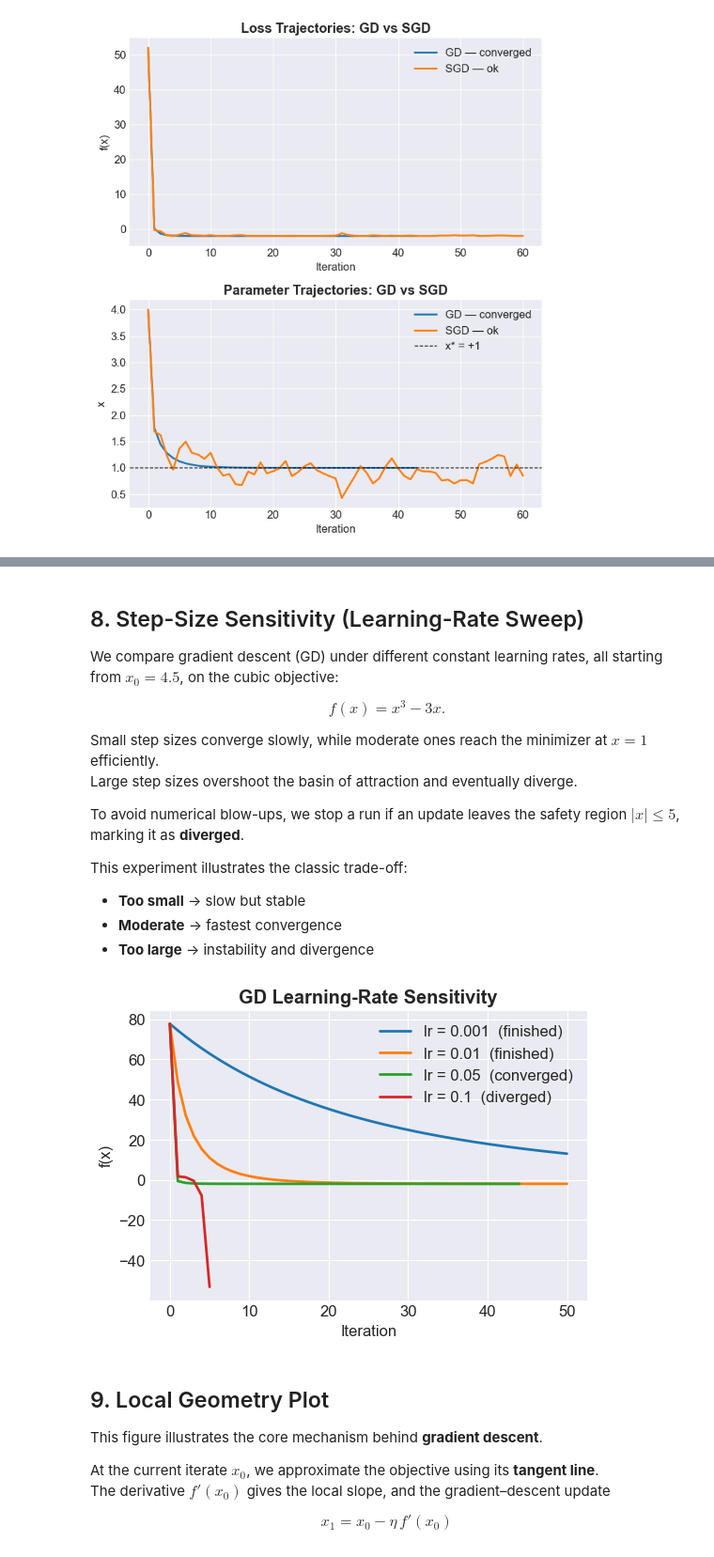
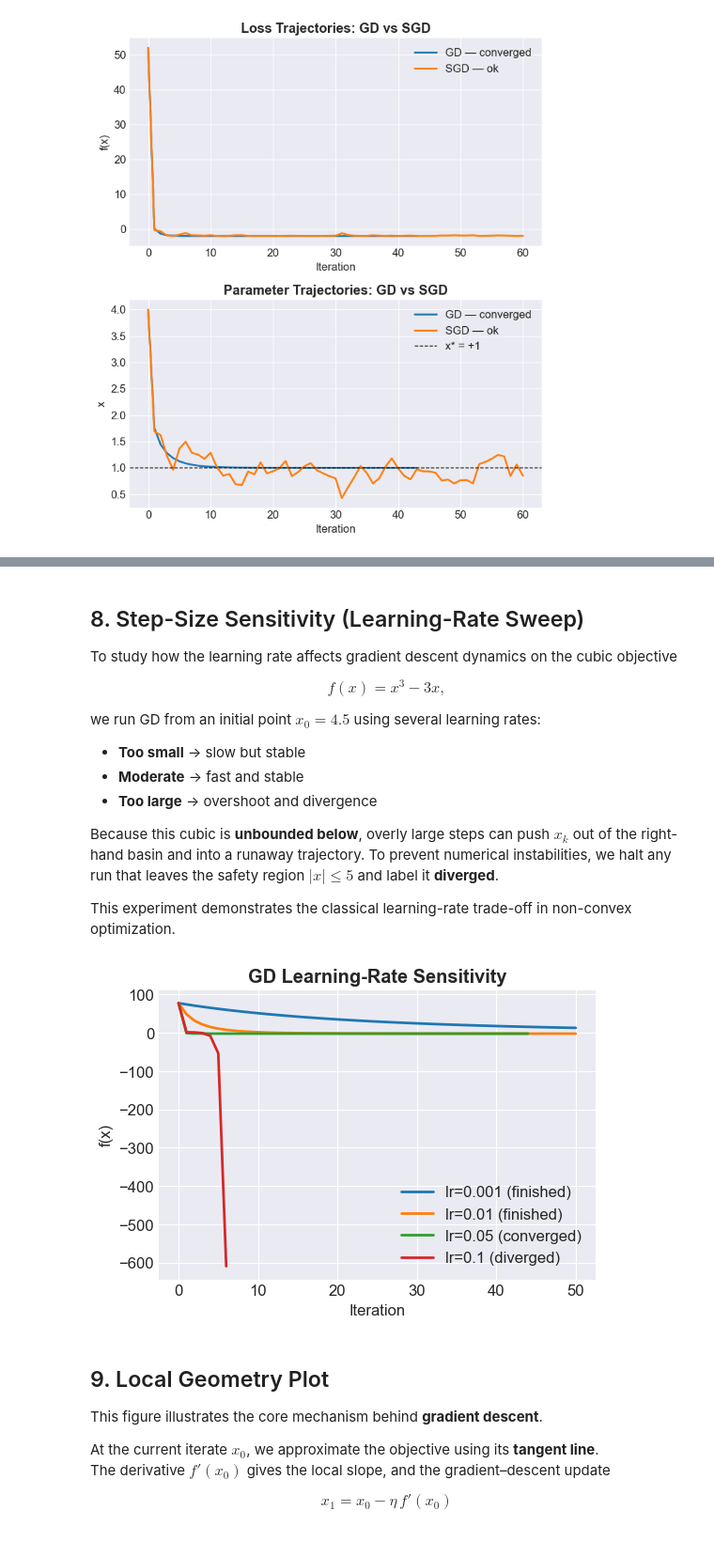
Before and after one commit to FranQuant/the_ai_engineer_capstones, a Jupyter notebook: week01_gd_optimization/gd_capstone_final.ipynb, the cells around one changed output, grey strips where cells are left out. Shown at 94% size. Cells and saved outputs as stored; diff of their text form; code cells hidden in the pictures.

```diff
--- a/week01_gd_optimization/gd_capstone_final.ipynb
+++ b/week01_gd_optimization/gd_capstone_final.ipynb
@@ -62,17 +67,23 @@ def f(x: float | np.ndarray) -> float | np.ndarray:
     Non-convex cubic objective:
         f(x) = x^3 - 3x
 
-    This function has:
-        - a local maximum at x = -1
-        - a local minimum at x = +1
+    Stationary points:
+        - x = -1  → f'(-1) = 0  (local maximum, unstable under GD)
+        - x = +1  → f'(+1) = 0  (local minimum, stable under GD for 0 < lr < 1/3)
+
+    Returns:
+        float or ndarray: objective evaluated at x
     """
     return x**3 - 3.0 * x
 
 
 def df(x: float | np.ndarray) -> float | np.ndarray:
     """
-    Derivative of f(x):
+    Derivative of the objective:
         f'(x) = 3x^2 - 3
+
+    This drives the GD update:
+        x_{k+1} = x_k - lr * f'(x_k)
     """
     return 3.0 * x**2 - 3.0
 # %% [markdown]
@@ -344,67 +358,89 @@ plt.show()
 # %% [markdown]
 ## 8. Step-Size Sensitivity (Learning-Rate Sweep)
 
-We compare gradient descent (GD) under different constant learning rates, all starting from $x_0 = 4.5$, on the cubic objective:
+To study how the learning rate affects gradient descent dynamics on the cubic
+objective
 
 $$
-f(x) = x^3 - 3x.
+f(x) = x^3 - 3x,
 $$
 
-Small step sizes converge slowly, while moderate ones reach the minimizer at $x = 1$ efficiently.
-Large step sizes overshoot the basin of attraction and eventually diverge.
-
-To avoid numerical blow-ups, we stop a run if an update leaves the safety region $|x| \le 5$, marking it as **diverged**.
-
-This experiment illustrates the classic trade-off:
+we run GD from an initial point $x_0 = 4.5$ using several learning rates:
 
 - **Too small** → slow but stable
-- **Moderate** → fastest convergence
-- **Too large** → instability and divergence
+- **Moderate** → fast and stable
+- **Too large** → overshoot and divergence
+
+Because this cubic is **unbounded below**, overly large steps can push $x_k$ out
+of the right-hand basin and into a runaway trajectory. To prevent numerical
+instabilities, we halt any run that leaves the safety region $|x| \le 5$ and
+label it **diverged**.
+
+This experiment demonstrates the classical learning-rate trade-off in
+non-convex optimization.
 # %%
 # ============================================
-# 8. Learning Rate Sensitivity (GD)
+# 8. Learning-Rate Sensitivity (GD)
 # ============================================
 
 def gd_guarded(x0, lr, steps, radius=5.0, tol=1e-6):
-    """GD with a safety radius and simple convergence check."""
-    x = x0
+    """
+    Gradient Descent with a safety radius and convergence check.
+
+    Args:
+        x0 (float): initial point
+        lr (float): learning rate
+        steps (int): number of iterations
+        radius (float): stop if |x| > radius (divergence guard)
+        tol (float): stop early if |grad| < tol
+
+    Returns:
+        traj (np.ndarray): sequence of x-values
+        status (str): "converged", "diverged", or "finished"
+    """
+    x = float(x0)
     traj = [x]
 
     for k in range(steps):
         grad = df(x)
         x_new = x - lr * grad
 
+        # Divergence guard
         if abs(x_new) > radius:
+            traj.append(x_new)
             return np.array(traj), "diverged"
 
+        # Convergence check
         if abs(grad) < tol:
             traj.append(x_new)
             return np.array(traj), "converged"
 
         x = x_new
         traj.append(x)
 
     return np.array(traj), "finished"
 
 
-lrs   = [0.001, 0.01, 0.05, 0.10]   # small → medium → large → too large
+# Learning-rate sweep
+lrs   = [0.001, 0.01, 0.05, 0.10]   # small → moderate → fast → too large
 steps = 50
 x0    = 4.5
 
 plt.figure(figsize=(6, 4))
 
 for lr in lrs:
     traj, status = gd_guarded(x0=x0, lr=lr, steps=steps)
-    plt.plot(f(traj), label=f"lr = {lr}  ({status})", linewidth=2)
+    iters = np.arange(len(traj))
+    plt.plot(iters, f(traj), label=f"lr={lr} ({status})", linewidth=2)
 
 plt.title("GD Learning-Rate Sensitivity")
 plt.xlabel("Iteration")
 plt.ylabel("f(x)")
+plt.grid(True)
 plt.legend()
-plt.grid(True)
 plt.show()
 # %% [output]
-[figure, old version]
+[figure, new version]
 # %% [markdown]
 ## 9. Local Geometry Plot
 
```
Also changed, not shown: parts of 11 cells of this notebook.
